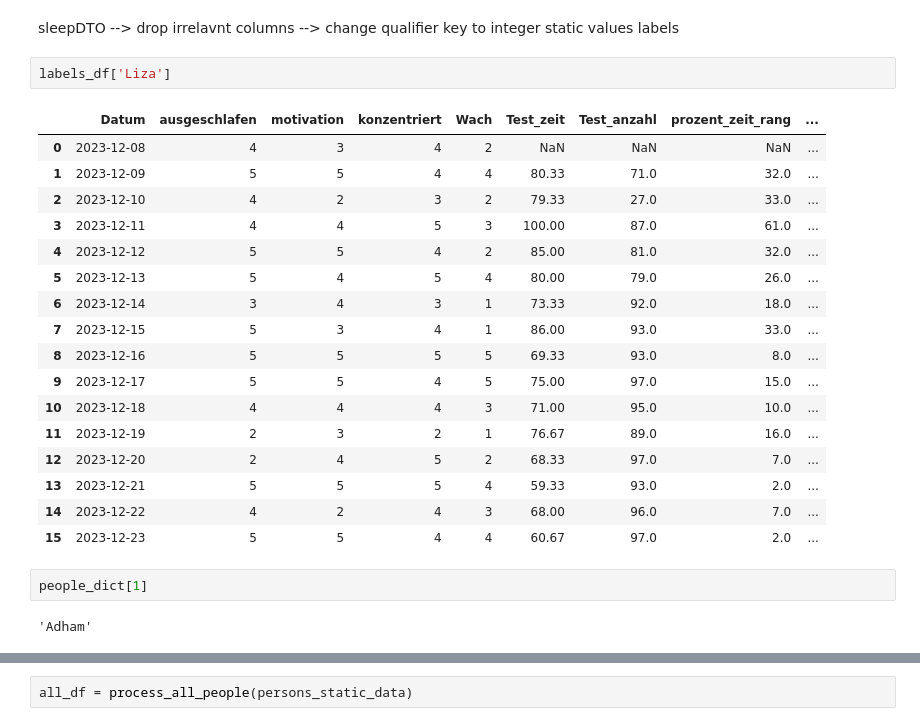
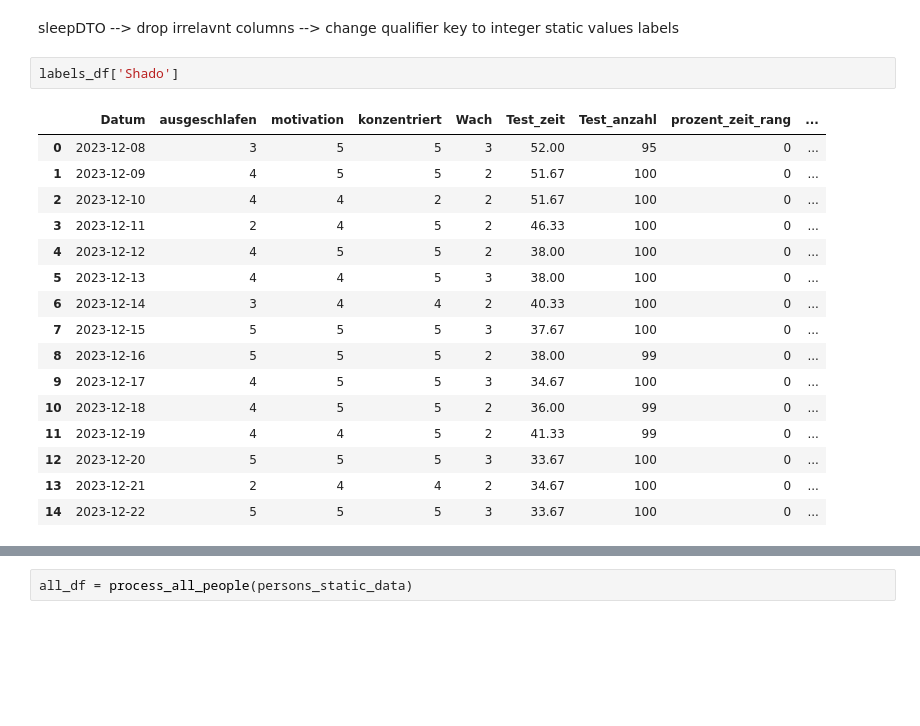
Before and after one commit to Lizoug/Garmin_Watch, a Jupyter notebook: random_forest.ipynb, the cells around one changed output, grey strips where cells are left out. Drawn from its saved outputs; the diff is of its cells as text; blank space fills up the shorter version.

```diff
--- a/random_forest.ipynb
+++ b/random_forest.ipynb
@@ -132,27 +90,22 @@ sleepDTO --> drop irrelavnt columns --> change qualifier key to integer
 static values
 labels
 # %%
-labels_df['Liza']
+labels_df['Shado']
 # %% [output]
 |  | Datum | ausgeschlafen | motivation | konzentriert | Wach | Test_zeit | Test_anzahl | prozent_zeit_rang | ... |
-| 0 | 2023-12-08 | 4 | 3 | 4 | 2 | NaN | NaN | NaN | ... |
-| 1 | 2023-12-09 | 5 | 5 | 4 | 4 | 80.33 | 71.0 | 32.0 | ... |
-| 2 | 2023-12-10 | 4 | 2 | 3 | 2 | 79.33 | 27.0 | 33.0 | ... |
-| 3 | 2023-12-11 | 4 | 4 | 5 | 3 | 100.00 | 87.0 | 61.0 | ... |
-| 4 | 2023-12-12 | 5 | 5 | 4 | 2 | 85.00 | 81.0 | 32.0 | ... |
-| 5 | 2023-12-13 | 5 | 4 | 5 | 4 | 80.00 | 79.0 | 26.0 | ... |
-| 6 | 2023-12-14 | 3 | 4 | 3 | 1 | 73.33 | 92.0 | 18.0 | ... |
-| 7 | 2023-12-15 | 5 | 3 | 4 | 1 | 86.00 | 93.0 | 33.0 | ... |
-| 8 | 2023-12-16 | 5 | 5 | 5 | 5 | 69.33 | 93.0 | 8.0 | ... |
-| 9 | 2023-12-17 | 5 | 5 | 4 | 5 | 75.00 | 97.0 | 15.0 | ... |
-| 10 | 2023-12-18 | 4 | 4 | 4 | 3 | 71.00 | 95.0 | 10.0 | ... |
-| 11 | 2023-12-19 | 2 | 3 | 2 | 1 | 76.67 | 89.0 | 16.0 | ... |
-| 12 | 2023-12-20 | 2 | 4 | 5 | 2 | 68.33 | 97.0 | 7.0 | ... |
-| 13 | 2023-12-21 | 5 | 5 | 5 | 4 | 59.33 | 93.0 | 2.0 | ... |
-| 14 | 2023-12-22 | 4 | 2 | 4 | 3 | 68.00 | 96.0 | 7.0 | ... |
-| 15 | 2023-12-23 | 5 | 5 | 4 | 4 | 60.67 | 97.0 | 2.0 | ... |
+| 0 | 2023-12-08 | 3 | 5 | 5 | 3 | 52.00 | 95 | 0 | ... |
+| 1 | 2023-12-09 | 4 | 5 | 5 | 2 | 51.67 | 100 | 0 | ... |
+| 2 | 2023-12-10 | 4 | 4 | 2 | 2 | 51.67 | 100 | 0 | ... |
+| 3 | 2023-12-11 | 2 | 4 | 5 | 2 | 46.33 | 100 | 0 | ... |
+| 4 | 2023-12-12 | 4 | 5 | 5 | 2 | 38.00 | 100 | 0 | ... |
+| 5 | 2023-12-13 | 4 | 4 | 5 | 3 | 38.00 | 100 | 0 | ... |
+| 6 | 2023-12-14 | 3 | 4 | 4 | 2 | 40.33 | 100 | 0 | ... |
+| 7 | 2023-12-15 | 5 | 5 | 5 | 3 | 37.67 | 100 | 0 | ... |
+| 8 | 2023-12-16 | 5 | 5 | 5 | 2 | 38.00 | 99 | 0 | ... |
+| 9 | 2023-12-17 | 4 | 5 | 5 | 3 | 34.67 | 100 | 0 | ... |
+| 10 | 2023-12-18 | 4 | 5 | 5 | 2 | 36.00 | 99 | 0 | ... |
+| 11 | 2023-12-19 | 4 | 4 | 5 | 2 | 41.33 | 99 | 0 | ... |
+| 12 | 2023-12-20 | 5 | 5 | 5 | 3 | 33.67 | 100 | 0 | ... |
+| 13 | 2023-12-21 | 2 | 4 | 4 | 2 | 34.67 | 100 | 0 | ... |
+| 14 | 2023-12-22 | 5 | 5 | 5 | 3 | 33.67 | 100 | 0 | ... |
-# %%
-people_dict[1]
-# %% [output]
-'Adham'
 # %%
```
Also changed, not shown: parts of 26 cells of this notebook.
